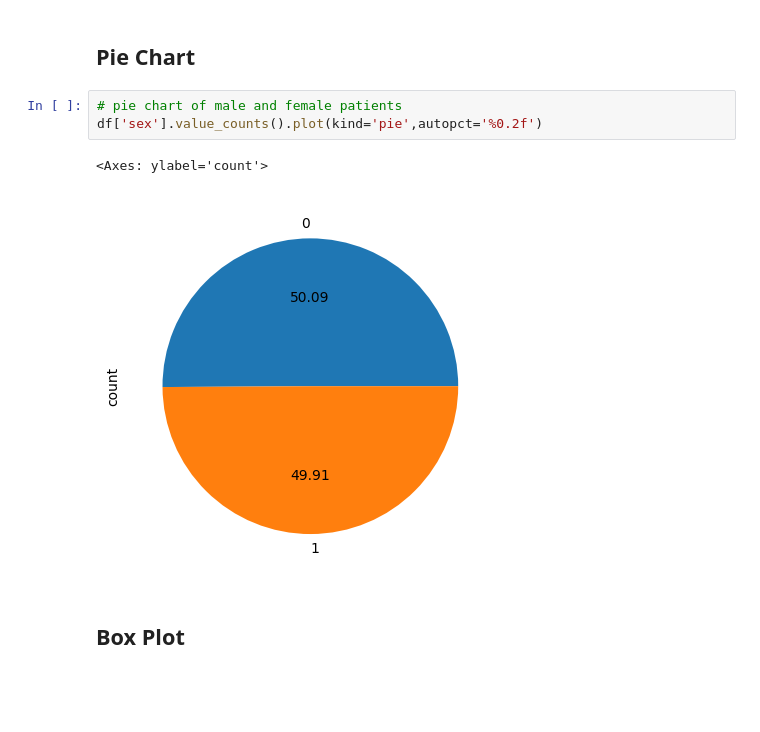
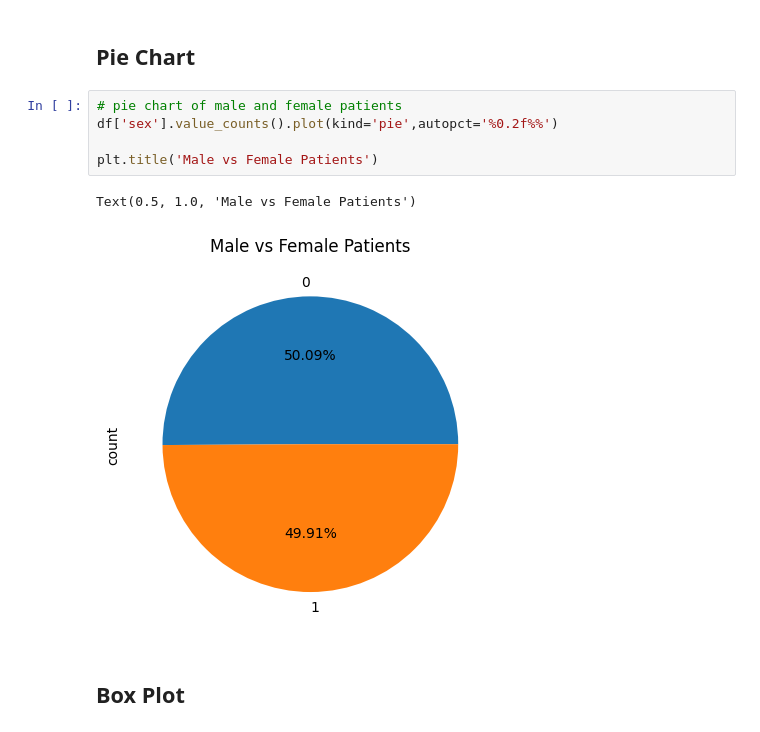
Before and after one commit to InfiniteDragons/Bachelors, a Jupyter notebook: FOD/health.ipynb, the cells around one changed output. Saved outputs shown, nothing was run; the diff lists cells and outputs as text; blank space fills up the shorter version.

```diff
--- a/FOD/health.ipynb
+++ b/FOD/health.ipynb
@@ -71,10 +71,12 @@ sns.barplot(x='SysBP',hue='DiaBP',data=df)
 ## Pie Chart
 # %%
 # pie chart of male and female patients
-df['sex'].value_counts().plot(kind='pie',autopct='%0.2f')
+df['sex'].value_counts().plot(kind='pie',autopct='%0.2f%%')
+
+plt.title('Male vs Female Patients')
 # %% [output]
-<Axes: ylabel='count'>
+Text(0.5, 1.0, 'Male vs Female Patients')
-[figure, old version]
+[figure, new version]
 # %% [markdown]
 ## Box Plot
 # %%
```
Also changed, not shown: parts of 4 cells of this notebook.
